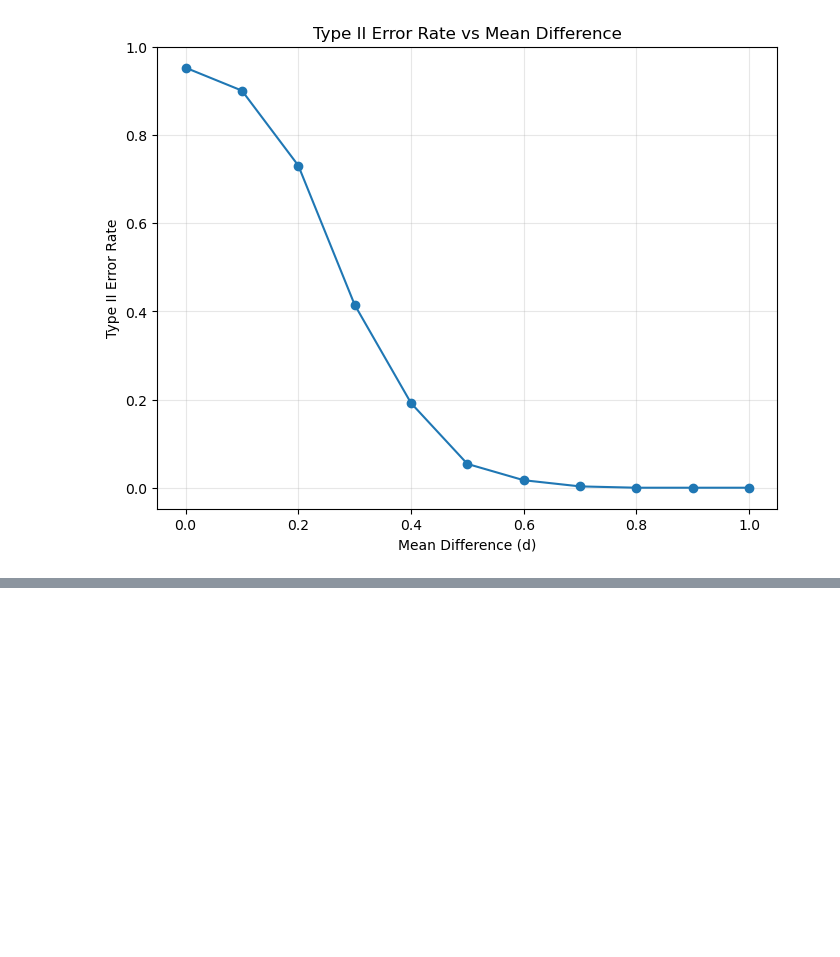
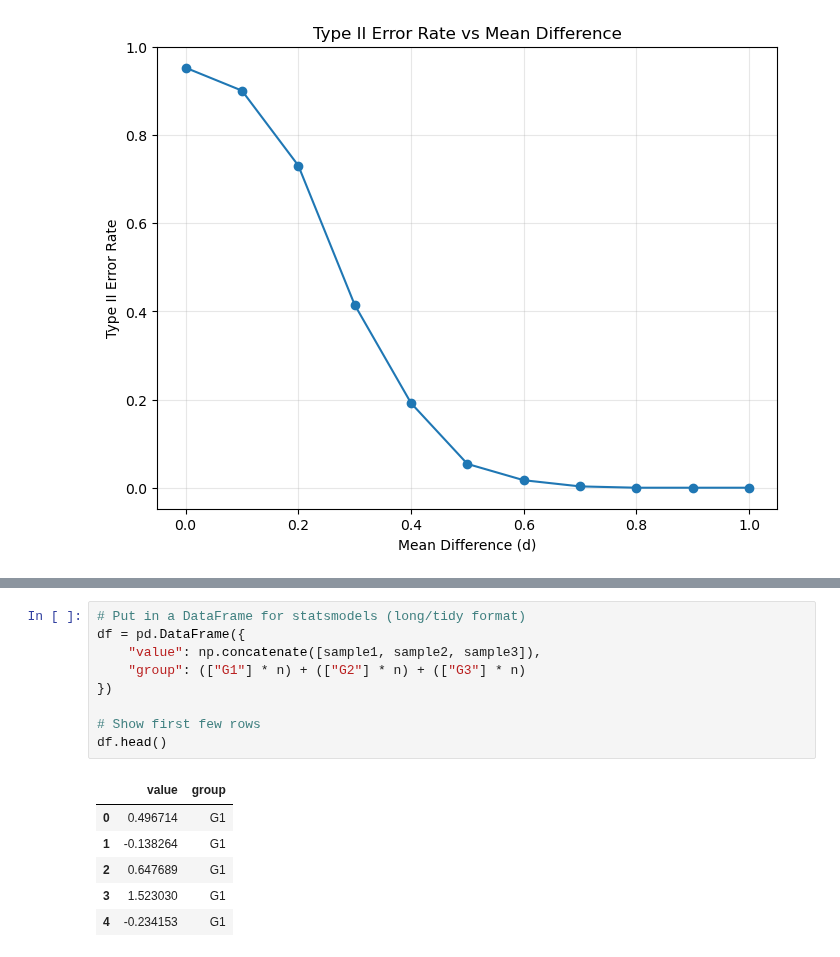
Before and after one commit to FabianeCancian/Applied-statistics, a Jupyter notebook: problems.ipynb, the cells around one changed output, grey strips where cells are left out. Saved outputs shown, nothing was run; the diff lists cells and outputs as text; blank space fills up the shorter version.

```diff
--- a/problems.ipynb
+++ b/problems.ipynb
@@ -256,0 +288,16 @@ plt.show()
+# %%
+# Put in a DataFrame for statsmodels (long/tidy format)
+df = pd.DataFrame({
+    "value": np.concatenate([sample1, sample2, sample3]),
+    "group": (["G1"] * n) + (["G2"] * n) + (["G3"] * n)
+})
+
+# Show first few rows
+df.head()
+# %% [output]
+|  | value | group |
+| 0 | 0.496714 | G1 |
+| 1 | -0.138264 | G1 |
+| 2 | 0.647689 | G1 |
+| 3 | 1.523030 | G1 |
+| 4 | -0.234153 | G1 |
```
Also changed, not shown: parts of 8 cells of this notebook.
